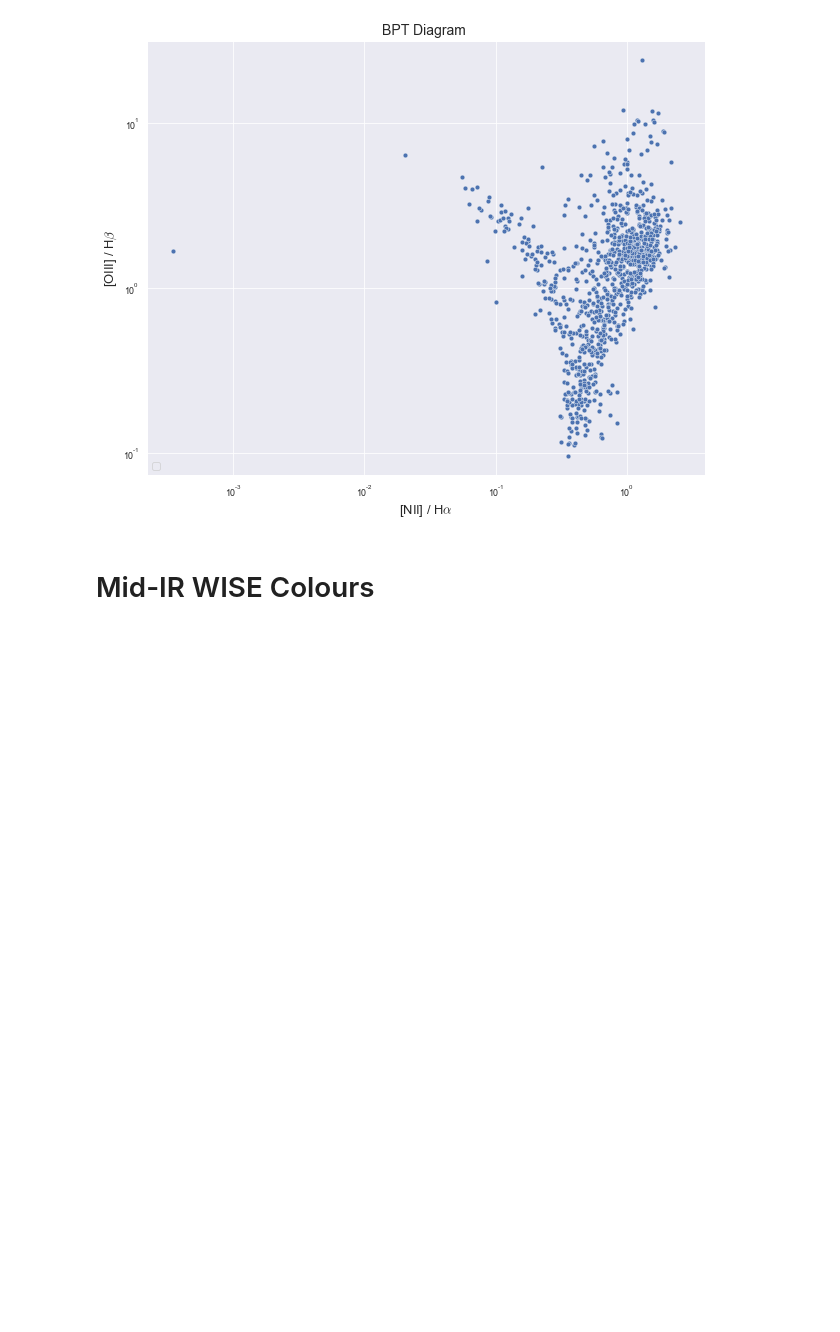
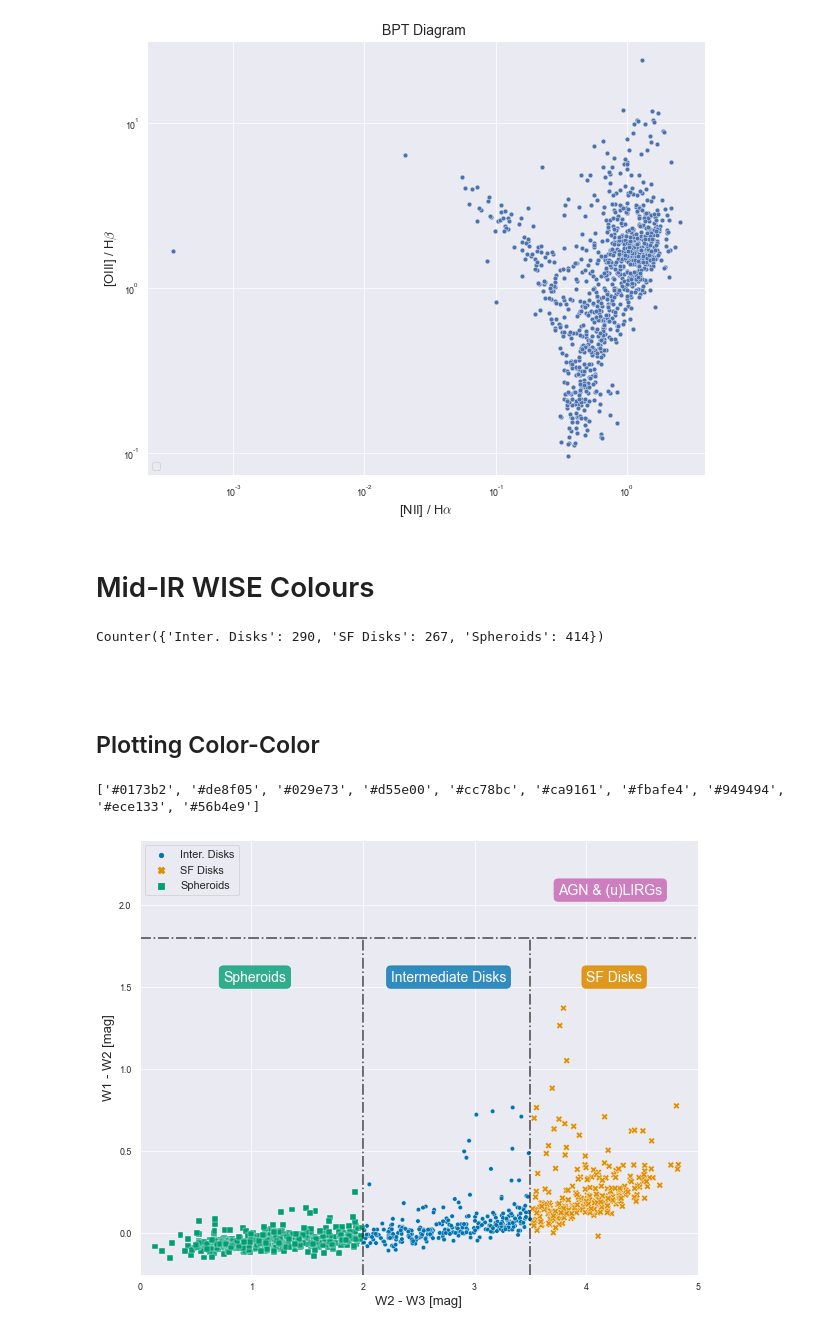
Before and after one commit to NicoGalvarino/AGN_Tutorials_Git, a Jupyter notebook: Tutorial_4_finding_qsos/finding_qsos.ipynb, the cells around one changed output. Drawn from its saved outputs; the diff is of its cells as text; code cells hidden in the pictures; blank space fills up the shorter version.

Commit message:
T4: wise color-color diagram

```diff
--- a/Tutorial_4_finding_qsos/finding_qsos.ipynb
+++ b/Tutorial_4_finding_qsos/finding_qsos.ipynb
@@ -120,0 +136,54 @@ No artists with labels found to put in legend.  Note that artists whose label st
+# %%
+qsos['wise class'] = qsos.apply(lambda x: wise_color_color(x['w1'], x['w2'], x['w3']), axis=1)
+Counter(qsos['wise class'])
+# %% [output]
+Counter({'Inter. Disks': 290, 'SF Disks': 267, 'Spheroids': 414})
+# %%
+qsos['w1-w2'] = qsos.apply(lambda x: x['w1'] - x['w2'], axis=1)
+qsos['w2-w3'] = qsos.apply(lambda x: x['w2'] - x['w3'], axis=1)
+# %% [markdown]
+##
+# %% [markdown]
+## Plotting Color-Color
+# %%
+print(sns.color_palette('colorblind').as_hex())
+# %% [output]
+['#0173b2', '#de8f05', '#029e73', '#d55e00', '#cc78bc', '#ca9161', '#fbafe4', '#949494', '#ece133', '#56b4e9']
+# %%
+fig, ax = plt.subplots(figsize=(10, 8))
+
+plt.ylim(qsos['w1-w2'].min()-0.1, 2.4)
+plt.xlim(0, 5)
+
+sns.scatterplot(data=qsos, x='w2-w3', y='w1-w2', palette='colorblind',
+                hue='wise class', style='wise class', size='wise class', sizes=(70, 20))
+
+plt.vlines([2.0, 3.5], qsos['w1-w2'].min()-0.1, 1.8, linestyles='dashdot', color='k', alpha=0.7, linewidth=1.7)
+plt.hlines(1.8, 0, 5, linestyles='dashdot', color='k', alpha=0.7, linewidth=1.7)
+
+props = dict(boxstyle='round', color='#cc78bc', alpha=0.95)
+ax.text(0.75, 0.9, 'AGN & (u)LIRGs', transform=ax.transAxes, fontsize=14,
+        verticalalignment='top', bbox=props, color='white')
+
+props_1 = dict(boxstyle='round', color='#0173b2', alpha=0.8)
+ax.text(0.45, 0.7, 'Intermediate Disks', transform=ax.transAxes, fontsize=14,
+        verticalalignment='top', bbox=props_1, color='white')
+
+props_2 = dict(boxstyle='round', color='#029e73', alpha=0.8)
+ax.text(0.15, 0.7, 'Spheroids', transform=ax.transAxes, fontsize=14,
+        verticalalignment='top', bbox=props_2, color='white')
+
+props_3 = dict(boxstyle='round', color='#de8f05', alpha=0.9)
+ax.text(0.8, 0.7, 'SF Disks', transform=ax.transAxes, fontsize=14,
+        verticalalignment='top', bbox=props_3, color='white')
+
+plt.xlabel(r'W2 - W3 [mag]', fontsize=13)
+plt.ylabel(r'W1 - W2 [mag]', fontsize=13)
+
+plt.legend(loc='upper left', fontsize=11)
+
+# plt.savefig('wise_color_color.pdf')
+
+plt.show()
+# %% [output]
+[figure, added]
```
Also changed, not shown: parts of 3 cells of this notebook, 8 other files.
